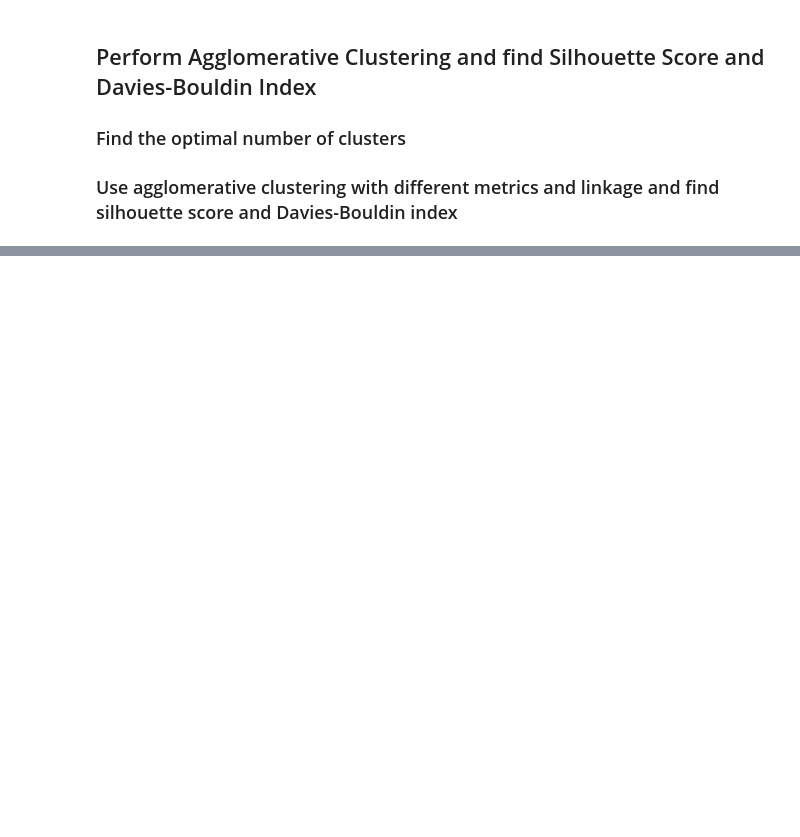
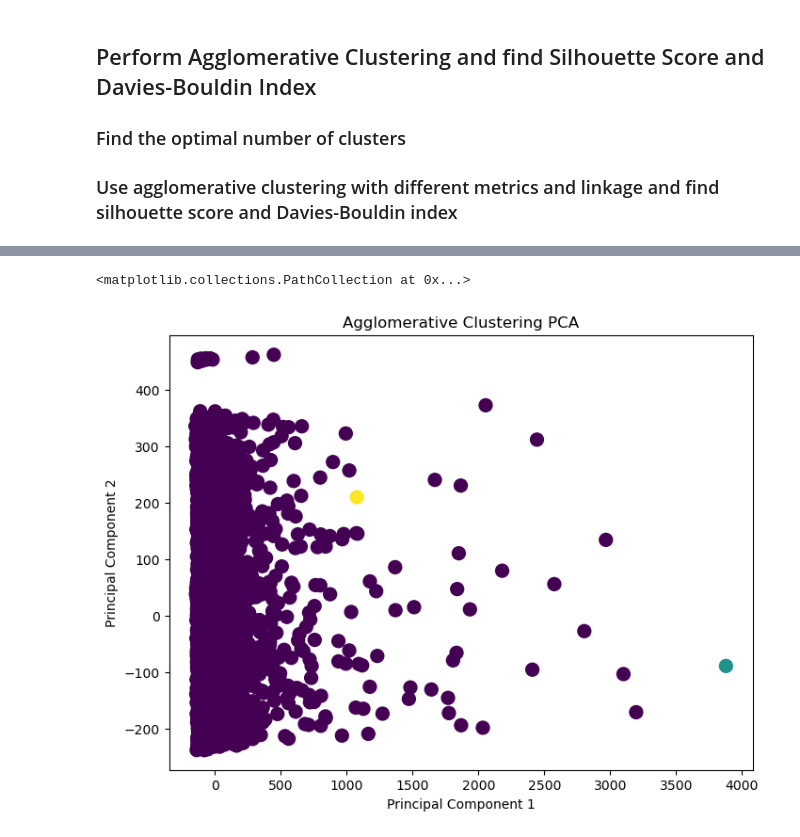
Before and after one commit to Yuki-bach/marketing, a Jupyter notebook: notebooks/agglomerative.ipynb, the cells around one changed output, grey strips where cells are left out. Cells and saved outputs as stored; diff of their text form; code cells hidden in the pictures; blank space fills up the shorter version.

```diff
--- a/notebooks/agglomerative.ipynb
+++ b/notebooks/agglomerative.ipynb
@@ -207,0 +372,17 @@ Davies-Bouldin index for complete using correlation: 'N/A'
+# %%
+from utils import get_comparison_df
+
+## train df_numeric again.
+agglomerativeClustering = AgglomerativeClustering(n_clusters= 3, metric='euclidean', linkage='single', compute_full_tree=True, distance_threshold=None)
+agglomerativeClustering.fit(df_numeric)
+labels = agglomerativeClustering.labels_
+
+## estimate the centroids
+clusters = pd.DataFrame(df_numeric).assign(Cluster=labels)
+centroids = clusters.groupby('Cluster').mean().reset_index()
+
+centroids_df = pd.DataFrame(centroids, columns=df_numeric.columns)
+print(f"centroids_df shape: {centroids_df.shape}")
+
+centroids_comparison_df = get_comparison_df(df_numeric, centroids_df)
+centroids_comparison_df
@@ -207,0 +402,16 @@ Davies-Bouldin index for complete using correlation: 'N/A'
+# %%
+pca = PCA(n_components = 2 )
+pca.fit(df_numeric)
+df_pca = pca.transform(df_numeric)
+df_pca = pd.DataFrame(df_pca, columns = ['P1', 'P2'])
+
+plt.figure(figsize=(8, 6))
+
+plt.title('Agglomerative Clustering PCA')
+plt.xlabel('Principal Component 1')
+plt.ylabel('Principal Component 2')
+
+plt.scatter(df_pca.P1, df_pca.P2, c=agglomerativeClustering.labels_, s=100)
+# %% [output]
+<matplotlib.collections.PathCollection at 0x...>
+[figure, added]
```
Also changed, not shown: parts of 25 cells of this notebook.
